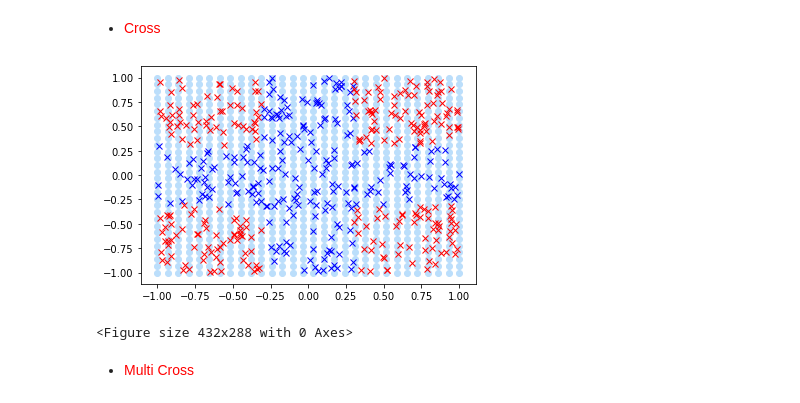
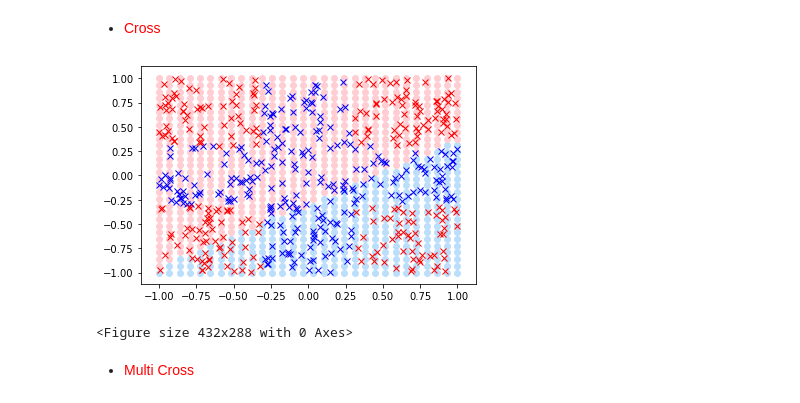
Before and after one commit to HadarakDev/ProjetAnnuel3IBD, a Jupyter notebook: projet/python/jupyter/testSvm.ipynb, the cells around one changed output. Saved outputs shown, nothing was run; the diff lists cells and outputs as text; code cells hidden in the pictures.

Commit message:
update svm with kernel trick

```diff
--- a/projet/python/jupyter/testSvm.ipynb
+++ b/projet/python/jupyter/testSvm.ipynb
@@ -189,35 +189,35 @@ plt.clf()
 Xnp = np.random.random((500, 2)) * 2.0 - 1.0
 Ynp = np.array([1 if abs(p[0]) <= 0.3 or abs(p[1]) <= 0.3 else -1 for p in Xnp], dtype=float)
 X = matrixToArray(Xnp.tolist())
 Y = Ynp.tolist()
 
-bigMatrix = getBigMatrix(Xnp, Ynp)
+bigMatrix = getBigMatrixKernelTrick(Xnp, Ynp)
 alpha = getAlpha(bigMatrix, Ynp)
 
 # Load Matrix X
 pMatrixX = loadTestCase(myDll, X, Xnp.shape[0], Xnp.shape[1], 0)
 
 # Load Matrix Y
 pMatrixY = loadTestCase(myDll, Y, Ynp.shape[0], 1, 0)
 
 # Get Alphas as eigen::vector
 alphaVector = datasetToVector(myDll,alpha, 0)
 
 
 WVector = fitSvm(myDll, pMatrixX, pMatrixY, alphaVector)
 
 X1 = np.linspace(-1, 1, 30)
 X2 = np.linspace(-1, 1, 30)
 
 # Predict points to test if Model is working
 displaySVMClassifResult2D(myDll, WVector, X1, X2)
 
 # Display data points
 plot_dataset(Xnp, Ynp)
 plt.show()
 plt.clf()
 # %% [output]
-[figure, old version]
+[figure, new version]
 <Figure size 432x288 with 0 Axes>
 # %% [markdown]
 - <font color=red>Multi Cross</font>
```
Also changed, not shown: parts of 5 cells of this notebook, 3 other files.
